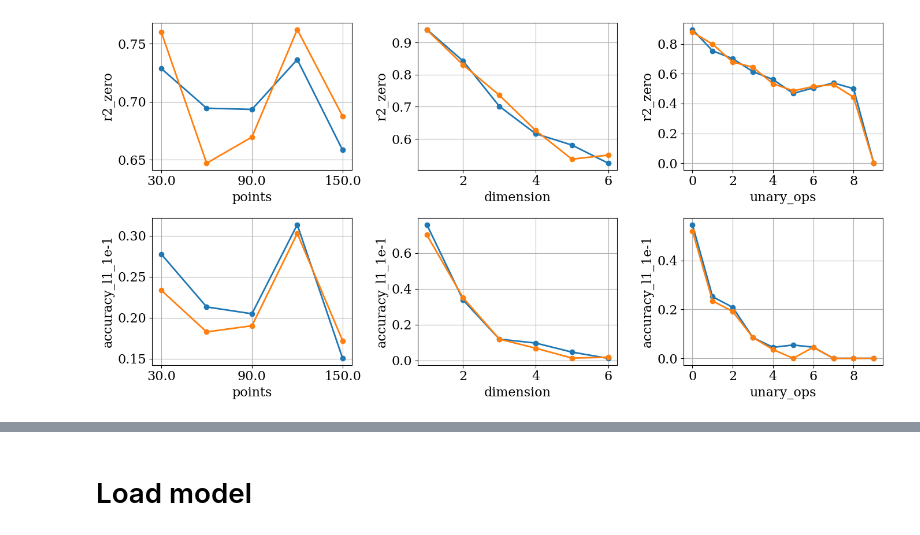
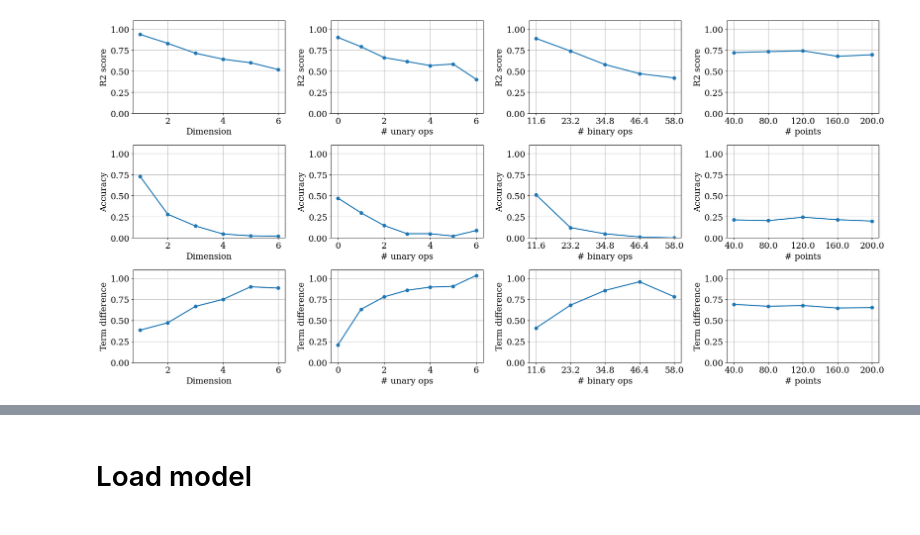
Before and after one commit to sdascoli/odeformer, a Jupyter notebook: tests.ipynb, the cells around one changed output, grey strips where cells are left out. Cells and saved outputs as stored; diff of their text form; code cells hidden in the pictures.

```diff
--- a/tests.ipynb
+++ b/tests.ipynb
@@ -18,7 +18,7 @@ plt.rcParams.update({
 })
 plt.rc('axes', grid=True)
 cmap=plt.cm.viridis
-savedir= '/home/dascoli/odeformer/figs/'
+savedir= '/data/rcp/odeformer/figs/'
 if not os.path.exists(savedir):
     os.mkdir(savedir)
 
@@ -54,7 +51,9 @@ paths = [
     #"poly_new"
     #"bounded"
     #"masked"
-    "general"
+    #"general"
+    #"general_noise",
+    "no_subsampling"
        ]
 
 
@@ -194,28 +199,32 @@ No artists with labels found to put in legend.  Note that artists whose label st
 # %%
-metrics = ['r2_zero', 'accuracy_l1_1e-1']
-ablations = ['info_n_points', 'info_dimension', 'info_n_unary_ops']
+metrics = {'r2_zero':'R2 score', 'accuracy_l1_1e-1': 'Accuracy', 'term_difference':'Term difference'}#, 'accuracy_l1_biggio']
+ablations = {'info_dimension':'Dimension', 'info_n_unary_ops':'# unary ops', 'info_n_binary_ops': '# binary ops', 'info_n_points':'# points'}
 
 # plot r2_zero vs info_n_points
-fig, axarr = plt.subplots(len(metrics), len(ablations), figsize=(7*len(metrics),7))
-for run in selected_runs:
+fig, axarr = plt.subplots(len(metrics), len(ablations), figsize=(7*len(metrics),10))
+for run in selected_runs[:1]:
     args = run['args']
     try:
         df = pd.read_csv(args.output_dir/'evals_all/eval_in_domain.csv')
     except:
         print("Skipped"); continue
     df = df.drop(columns=['predicted_trees', 'trees'])
+    df = df.query('info_n_unary_ops <7')
     k = 5# bin info_n_points into k bins
-    df['info_n_points'] = pd.cut(df['info_n_points'], bins=k, labels=np.arange(1,k+1)*df['info_n_points'].max()/k)
-    for i, metric in enumerate(metrics):
-        for j, ablation in enumerate(ablations):
-            df.groupby(ablation)[metric].mean().plot(ax=axarr[i,j], marker='o', label=ablation)
-            axarr[i,j].set_xlabel(ablation.lstrip('info_'))
-            axarr[i,j].set_ylabel(metric)
+    for ablation in ['info_n_points', 'info_n_binary_ops']:
+        df[ablation] = pd.cut(df[ablation], bins=k, labels=np.arange(1,k+1)*df[ablation].max()/k)
+    for i, (metric, metric_name) in enumerate(metrics.items()):
+        for j, (ablation, ablation_name) in enumerate(ablations.items()):
+            df.groupby(ablation)[metric].mean().plot(ax=axarr[i,j], marker='o')
+            axarr[i,j].set_xlabel(ablation_name)
+            axarr[i,j].set_ylabel(metric_name)
+            axarr[i,j].set_ylim(0,1.1)
             #axarr[i,j].set_xscale('log')
 plt.tight_layout()
+plt.savefig(savedir+'acc_vs_info.pdf')
 plt.show()
 # %% [output]
-[figure, old version]
+[figure, new version]
 # %%
 # plot r2_zero vs info_n_points
 run = runs[0]
```
Also changed, not shown: parts of 21 cells of this notebook, 11 other files.
